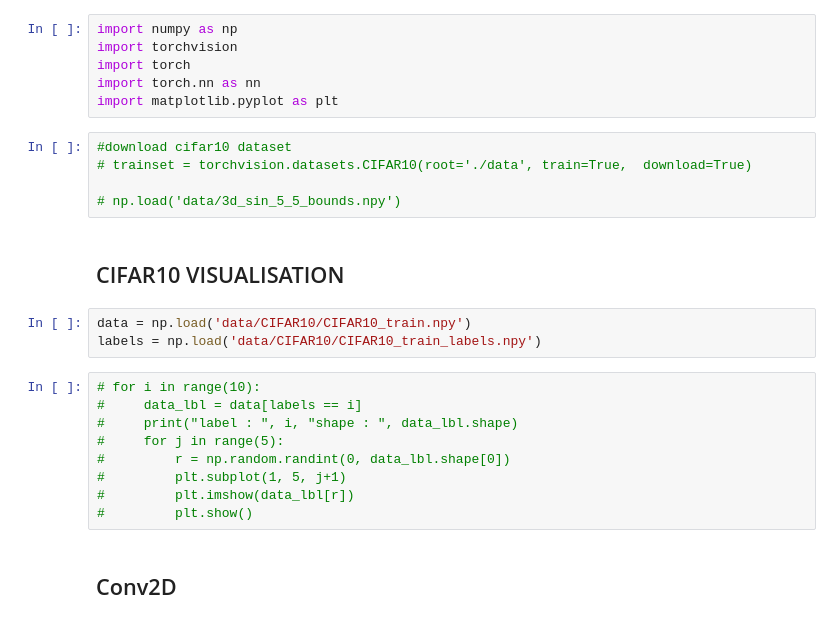
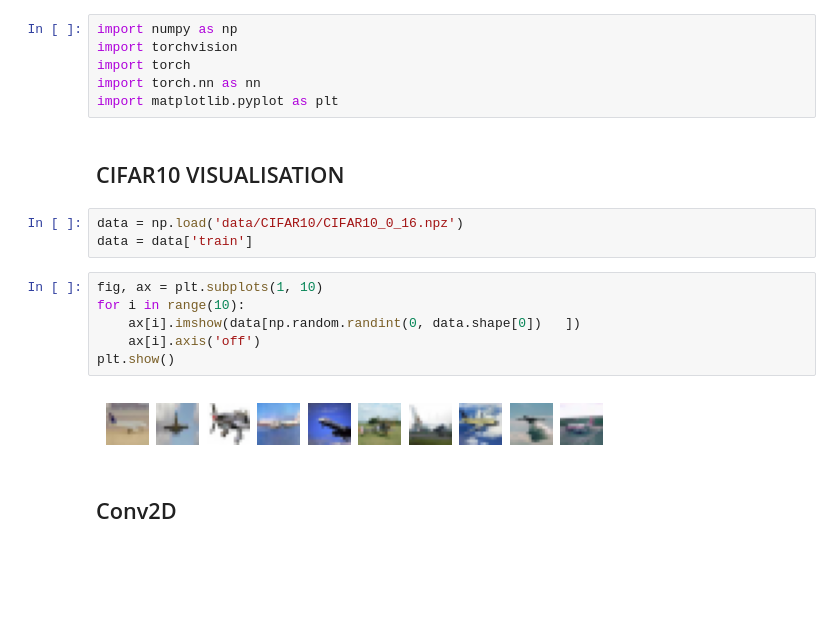
Before and after one commit to Bhuvan-1/DiffusionGAN, a Jupyter notebook: test.ipynb, the cells around one changed output. Cells and saved outputs as stored; diff of their text form; blank space fills up the shorter version.

```diff
--- a/test.ipynb
+++ b/test.ipynb
@@ -4,25 +4,19 @@ import torchvision
 import torch
 import torch.nn as nn
 import matplotlib.pyplot as plt
-# %%
-#download cifar10 dataset
-# trainset = torchvision.datasets.CIFAR10(root='./data', train=True,  download=True)
-
-# np.load('data/3d_sin_5_5_bounds.npy')
 # %% [markdown]
 ## CIFAR10 VISUALISATION
 # %%
-data = np.load('data/CIFAR10/CIFAR10_train.npy')
-labels = np.load('data/CIFAR10/CIFAR10_train_labels.npy')
+data = np.load('data/CIFAR10/CIFAR10_0_16.npz')
+data = data['train']
-# %%
-# for i in range(10):
-#     data_lbl = data[labels == i]
-#     print("label : ", i, "shape : ", data_lbl.shape)
-#     for j in range(5):
-#         r = np.random.randint(0, data_lbl.shape[0])
-#         plt.subplot(1, 5, j+1)
-#         plt.imshow(data_lbl[r])
-#         plt.show()
+# %%
+fig, ax = plt.subplots(1, 10)
+for i in range(10):
+    ax[i].imshow(data[np.random.randint(0, data.shape[0])   ])
+    ax[i].axis('off')
+plt.show()
+# %% [output]
+[figure, added]
 # %% [markdown]
 ## Conv2D
 # %% [markdown]
```
Also changed, not shown: parts of 8 cells of this notebook, 7 other files.
